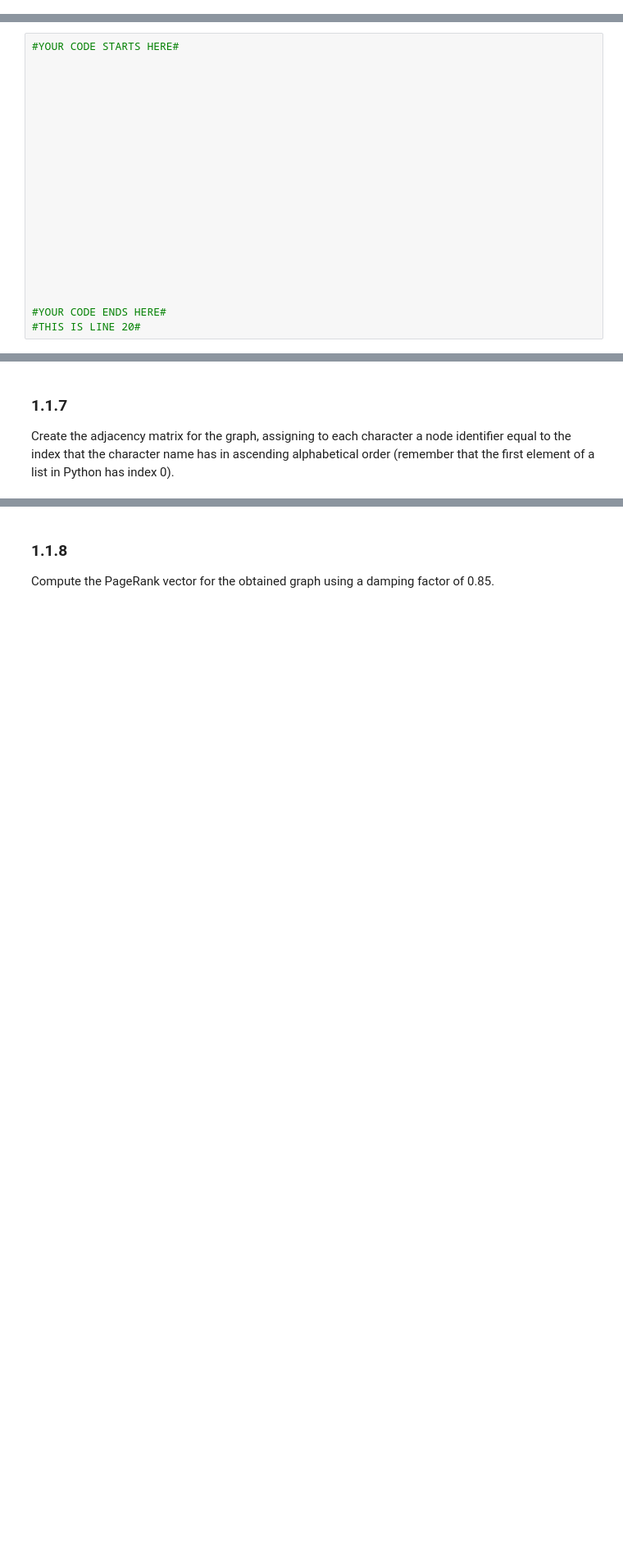
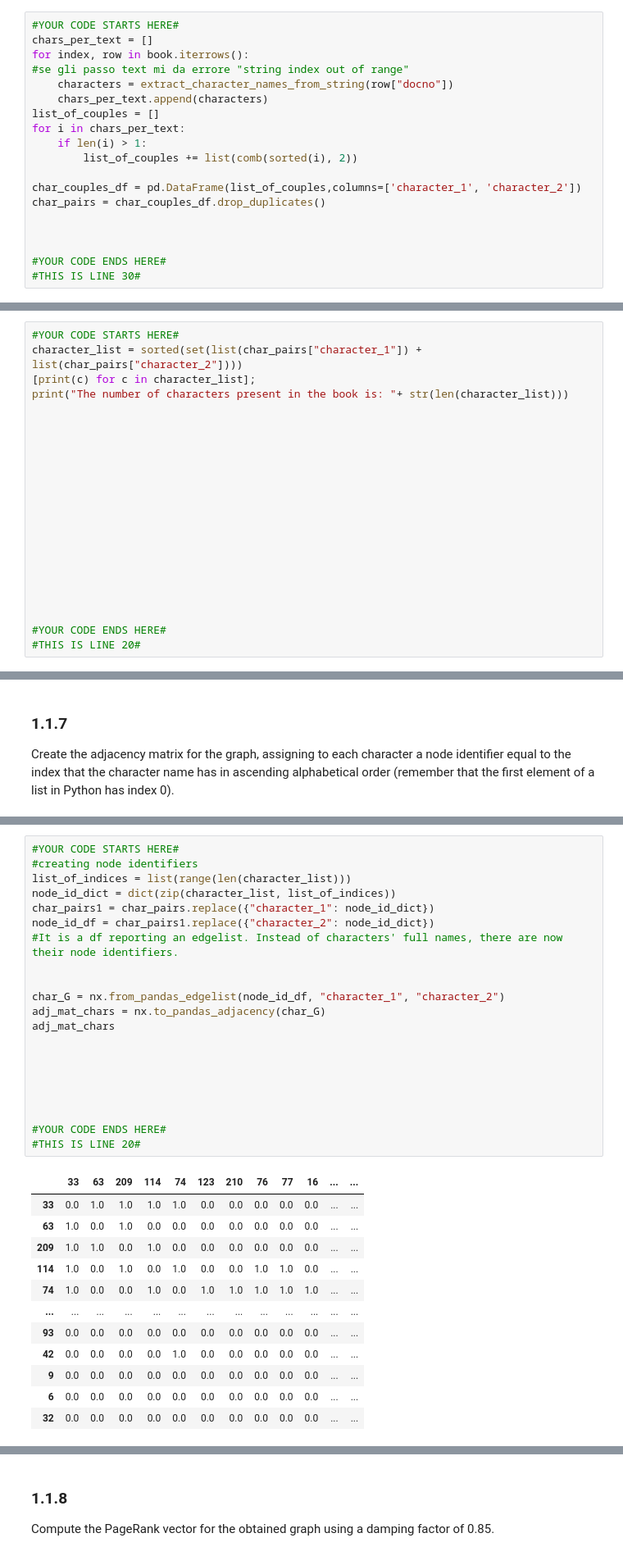
Before and after one commit to Mamiglia/ADM-LT_HW2, a Jupyter notebook: DMT2023_HW2.ipynb, the cells around one changed output, grey strips where cells are left out. Shown at 82% size. Drawn from its saved outputs; the diff is of its cells as text; blank space fills up the shorter version.

```diff
--- a/DMT2023_HW2.ipynb
+++ b/DMT2023_HW2.ipynb
@@ -341,3 +367,22 @@ Prepare the dataset for the PageRank algorithm.
+# %%
+#YOUR CODE STARTS HERE#
+chars_per_text = []
+for index, row in book.iterrows():
+#se gli passo text mi da errore "string index out of range"
+    characters = extract_character_names_from_string(row["docno"])
+    chars_per_text.append(characters)
+list_of_couples = []
+for i in chars_per_text:
+    if len(i) > 1:
+        list_of_couples += list(comb(sorted(i), 2))
+
+char_couples_df = pd.DataFrame(list_of_couples,columns=['character_1', 'character_2'])
+char_pairs = char_couples_df.drop_duplicates()
+
+
+
+#YOUR CODE ENDS HERE#
+#THIS IS LINE 30#
 # %% [markdown]
 Print the rows of the dataset where `Sir Lamorak` appears.
 
@@ -364,8 +422,9 @@ Print the sorted list of all character names (without duplicates) in ascending a
 Print also the length of this list.
 # %%
 #YOUR CODE STARTS HERE#
-
-
+character_list = sorted(set(list(char_pairs["character_1"]) + list(char_pairs["character_2"])))
+[print(c) for c in character_list];
+print("The number of characters present in the book is: "+ str(len(character_list)))
 
 
 
@@ -413,0 +470,34 @@ Create the adjacency matrix for the graph, assigning to each character a node id
+# %%
+#YOUR CODE STARTS HERE#
+#creating node identifiers
+list_of_indices = list(range(len(character_list)))
+node_id_dict = dict(zip(character_list, list_of_indices))
+char_pairs1 = char_pairs.replace({"character_1": node_id_dict})
+node_id_df = char_pairs1.replace({"character_2": node_id_dict})
+#It is a df reporting an edgelist. Instead of characters' full names, there are now their node identifiers.
+
+
+char_G = nx.from_pandas_edgelist(node_id_df, "character_1", "character_2")
+adj_mat_chars = nx.to_pandas_adjacency(char_G)
+adj_mat_chars
+
+
+
+
+
+
+#YOUR CODE ENDS HERE#
+#THIS IS LINE 20#
+# %% [output]
+|  | 33 | 63 | 209 | 114 | 74 | 123 | 210 | 76 | 77 | 16 | ... | ... |
+| 33 | 0.0 | 1.0 | 1.0 | 1.0 | 1.0 | 0.0 | 0.0 | 0.0 | 0.0 | 0.0 | ... | ... |
+| 63 | 1.0 | 0.0 | 1.0 | 0.0 | 0.0 | 0.0 | 0.0 | 0.0 | 0.0 | 0.0 | ... | ... |
+| 209 | 1.0 | 1.0 | 0.0 | 1.0 | 0.0 | 0.0 | 0.0 | 0.0 | 0.0 | 0.0 | ... | ... |
+| 114 | 1.0 | 0.0 | 1.0 | 0.0 | 1.0 | 0.0 | 0.0 | 1.0 | 1.0 | 0.0 | ... | ... |
+| 74 | 1.0 | 0.0 | 0.0 | 1.0 | 0.0 | 1.0 | 1.0 | 1.0 | 1.0 | 1.0 | ... | ... |
+| ... | ... | ... | ... | ... | ... | ... | ... | ... | ... | ... | ... | ... |
+| 93 | 0.0 | 0.0 | 0.0 | 0.0 | 0.0 | 0.0 | 0.0 | 0.0 | 0.0 | 0.0 | ... | ... |
+| 42 | 0.0 | 0.0 | 0.0 | 0.0 | 1.0 | 0.0 | 0.0 | 0.0 | 0.0 | 0.0 | ... | ... |
+| 9 | 0.0 | 0.0 | 0.0 | 0.0 | 0.0 | 0.0 | 0.0 | 0.0 | 0.0 | 0.0 | ... | ... |
+| 6 | 0.0 | 0.0 | 0.0 | 0.0 | 0.0 | 0.0 | 0.0 | 0.0 | 0.0 | 0.0 | ... | ... |
+| 32 | 0.0 | 0.0 | 0.0 | 0.0 | 0.0 | 0.0 | 0.0 | 0.0 | 0.0 | 0.0 | ... | ... |
```
Also changed, not shown: parts of 13 cells of this notebook.
